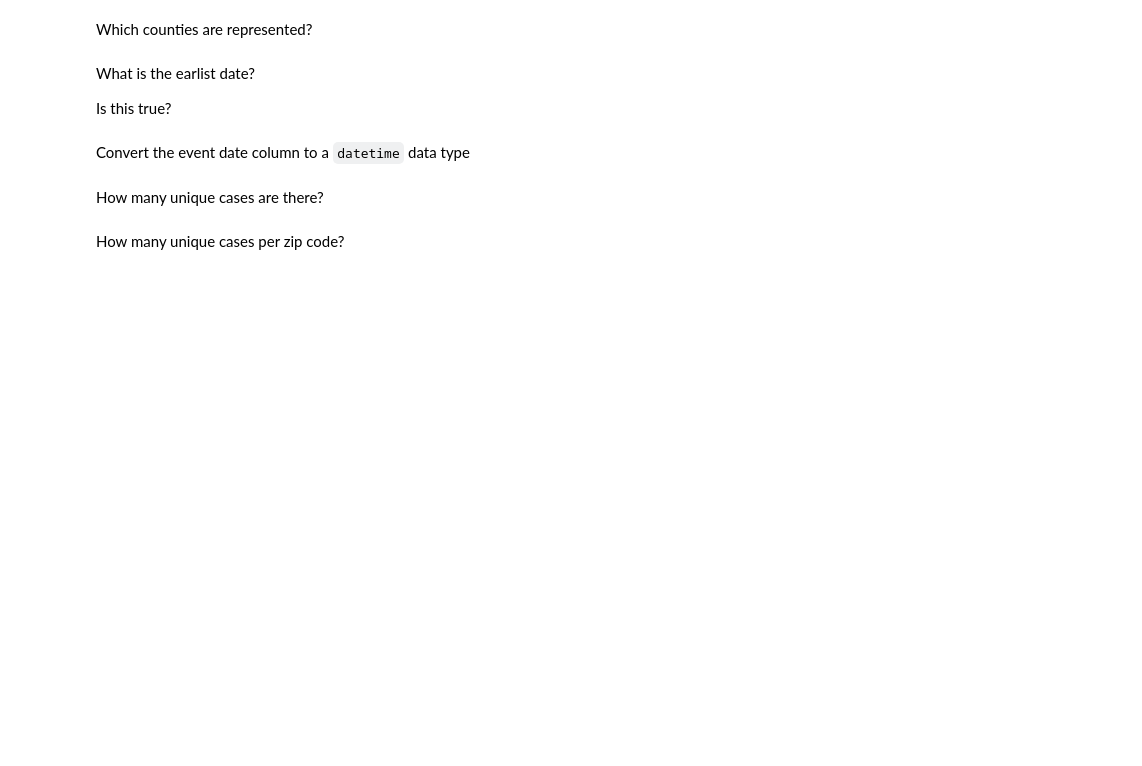
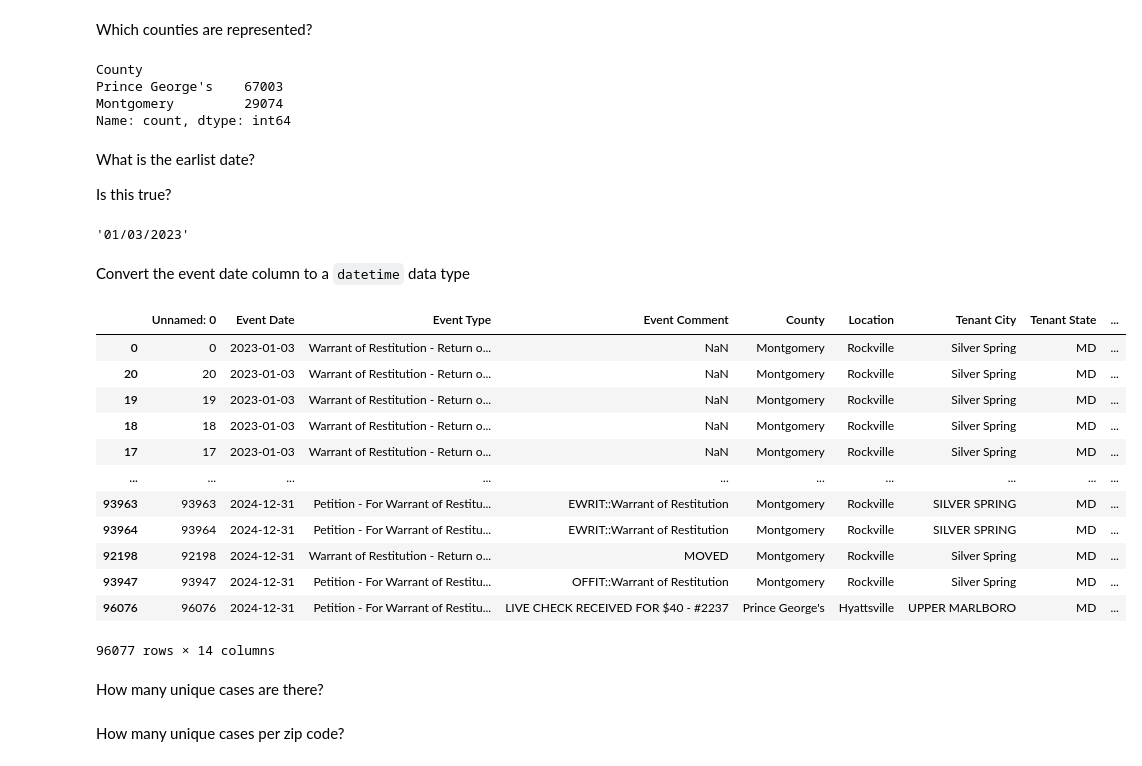
Before and after one commit to stg12793/ursp688y_sp2025, a Jupyter notebook: demos/demo04/demo04_live.ipynb, the cells around one changed output. Saved outputs shown, nothing was run; the diff lists cells and outputs as text; code cells hidden in the pictures; blank space fills up the shorter version.

```diff
--- a/demos/demo04/demo04_live.ipynb
+++ b/demos/demo04/demo04_live.ipynb
@@ -29,7 +29,9 @@ Let's load data from the [Maryland Eviction Case Database](https://opendata.mary
 
 A CSV file that is stored in the same directory as our notebook can be opened by entering just the file name as an argument to `pd.read_csv`.
 # %%
-# ! Load the eviction cases CSV
+df = pd.read_csv('District_Court_of_Maryland_Eviction_Case_Data_MG_PG.csv')
+df['Event Date'] = pd.to_datetime(df['Event Date'])
+df['Tenant ZIP Code'] = df['Tenant ZIP Code'].astype('Int64')
 # %% [markdown]
 Let's practice navigating and doing some analysis with our DataFrame.
 # %% [markdown]
@@ -47,16 +73,39 @@ What columns does it have?
 # %% [markdown]
 Which counties are represented?
 # %%
-# ! Show value counts for county column
+df['County'].value_counts()
+# %% [output]
+County
+Prince George's    67003
+Montgomery         29074
+Name: count, dtype: int64
 # %% [markdown]
 What is the earlist date?
 
 Is this true?
 # %%
-# ! Sort by date
+df['Event Date'].iloc[0]
+# %% [output]
+'01/03/2023'
 # %% [markdown]
 Convert the event date column to a `datetime` data type
 # %%
-# ! Convert date column to datetime type
+df['Event Date'] = pd.to_datetime(df['Event Date'])
+# %%
+df.sort_values('Event Date')
+# %% [output]
+|  | Unnamed: 0 | Event Date | Event Type | Event Comment | County | Location | Tenant City | Tenant State | ... |
+| 0 | 0 | 2023-01-03 | Warrant of Restitution - Return o... | NaN | Montgomery | Rockville | Silver Spring | MD | ... |
+| 20 | 20 | 2023-01-03 | Warrant of Restitution - Return o... | NaN | Montgomery | Rockville | Silver Spring | MD | ... |
+| 19 | 19 | 2023-01-03 | Warrant of Restitution - Return o... | NaN | Montgomery | Rockville | Silver Spring | MD | ... |
+| 18 | 18 | 2023-01-03 | Warrant of Restitution - Return o... | NaN | Montgomery | Rockville | Silver Spring | MD | ... |
+| 17 | 17 | 2023-01-03 | Warrant of Restitution - Return o... | NaN | Montgomery | Rockville | Silver Spring | MD | ... |
+| ... | ... | ... | ... | ... | ... | ... | ... | ... | ... |
+| 93963 | 93963 | 2024-12-31 | Petition - For Warrant of Restitu... | EWRIT::Warrant of Restitution | Montgomery | Rockville | SILVER SPRING | MD | ... |
+| 93964 | 93964 | 2024-12-31 | Petition - For Warrant of Restitu... | EWRIT::Warrant of Restitution | Montgomery | Rockville | SILVER SPRING | MD | ... |
+| 92198 | 92198 | 2024-12-31 | Warrant of Restitution - Return o... | MOVED | Montgomery | Rockville | Silver Spring | MD | ... |
+| 93947 | 93947 | 2024-12-31 | Petition - For Warrant of Restitu... | OFFIT::Warrant of Restitution | Montgomery | Rockville | Silver Spring | MD | ... |
+| 96076 | 96076 | 2024-12-31 | Petition - For Warrant of Restitu... | LIVE CHECK RECEIVED FOR $40 - #2237 | Prince George's | Hyattsville | UPPER MARLBORO | MD | ... |
+96077 rows × 14 columns
 # %% [markdown]
 How many unique cases are there?
```
Also changed, not shown: parts of 18 cells of this notebook.
